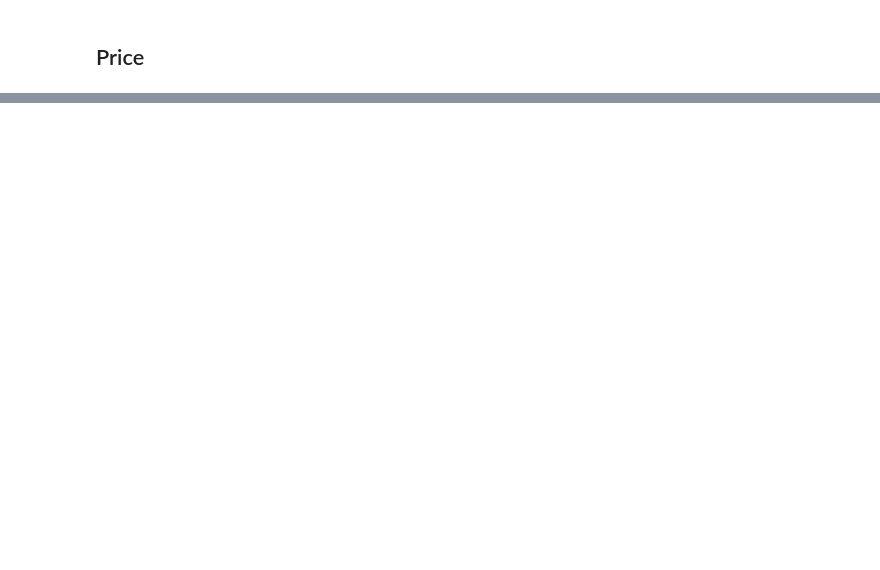
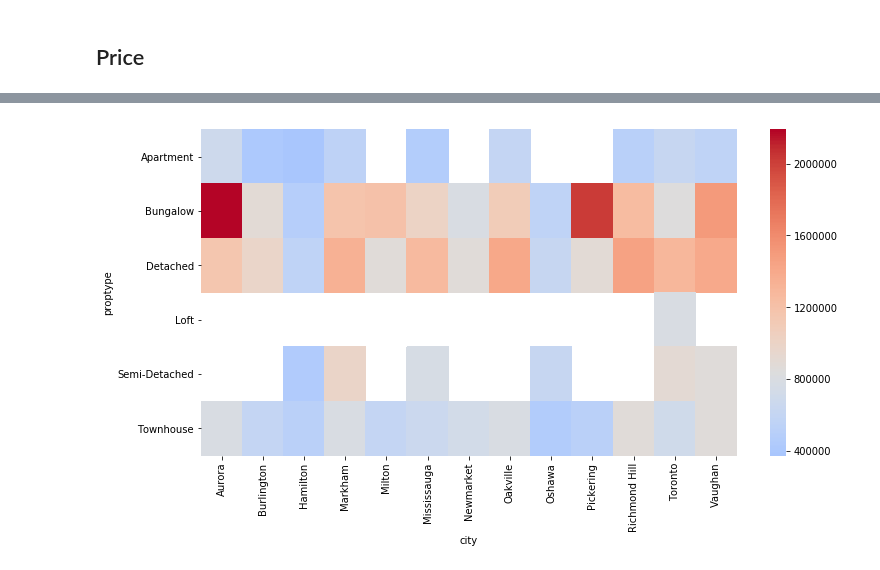
Before and after one commit to maoyuanli/gtahouse, a Jupyter notebook: sentrendus_report.ipynb, the cells around one changed output, grey strips where cells are left out. Saved outputs shown, nothing was run; the diff lists cells and outputs as text; code cells hidden in the pictures; blank space fills up the shorter version.

```diff
--- a/sentrendus_report.ipynb
+++ b/sentrendus_report.ipynb
@@ -198,4 +199,9 @@ plt.show()
 # %% [markdown]
 ## Price
-# %%
-df_p = pd.read_json('./web_source/')
+# %%
+df_pg = df_p.groupby(by=['city','proptype']).median().reset_index()
+# %%
+df_pg.columns = ['city','proptype','median_ask']
+# %%
+df_ppivot = df_pg.pivot(index='proptype',columns='city',values='median_ask')
+df_ppivot
@@ -201,0 +217,5 @@ df_p = pd.read_json('./web_source/')
+# %%
+fig, ax = plt.subplots(figsize=(12,6))
+sns_plot=sns.heatmap(data=df_ppivot,cmap="coolwarm",center=df_ppivot.mean(axis=1).mean())
+# %% [output]
+[figure, added]
```
Also changed, not shown: parts of 16 cells of this notebook.
